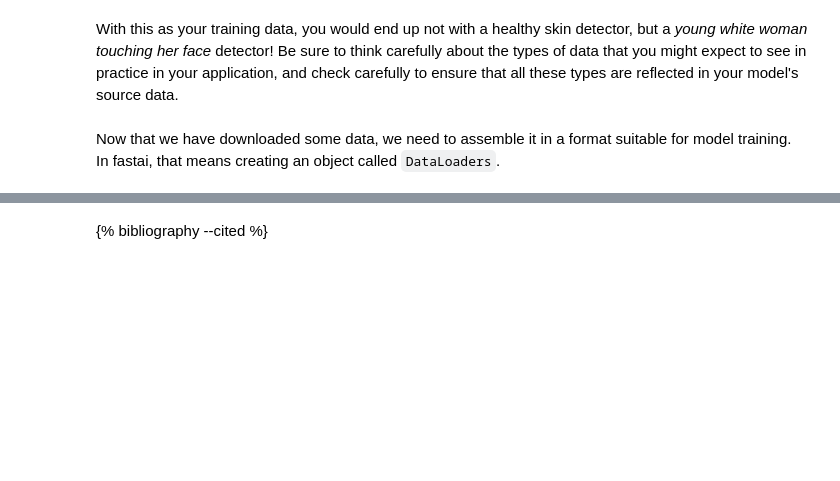
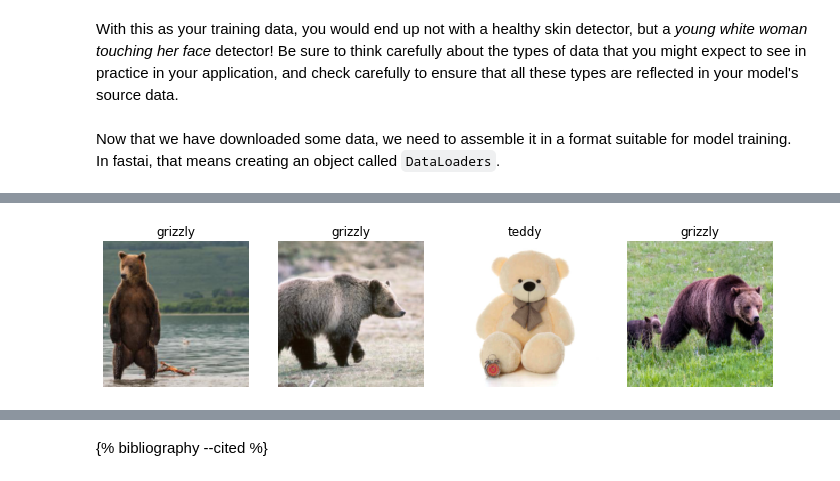
Before and after one commit to NathanielDamours/blog, a Jupyter notebook: _notebooks/2021-02-15-dl_for_coders_02.ipynb, the cells around one changed output, grey strips where cells are left out. Cells and saved outputs as stored; diff of their text form; code cells hidden in the pictures; blank space fills up the shorter version.

```diff
--- a/_notebooks/2021-02-15-dl_for_coders_02.ipynb
+++ b/_notebooks/2021-02-15-dl_for_coders_02.ipynb
@@ -216,0 +219,9 @@ This post is highly inspired from *Deep Learning for Coders* {% cite howard2020d
+# %%
+bears = DataBlock(
+    blocks=(ImageBlock, CategoryBlock),
+    get_items=get_image_files,
+    splitter=RandomSplitter(valid_pct=0.2, seed=42),
+    get_y=parent_label,
+    item_tfms=Resize(128))
+
+dls = bears.dataloaders(path)
@@ -216,0 +257,2 @@ This post is highly inspired from *Deep Learning for Coders* {% cite howard2020d
+# %%
+dls = bears.dataloaders(path)
@@ -216,0 +263,4 @@ This post is highly inspired from *Deep Learning for Coders* {% cite howard2020d
+# %%
+dls.valid.show_batch(max_n=4, nrows=1)
+# %% [output]
+[figure, added]
```
Also changed, not shown: parts of 30 cells of this notebook, 4 other files.
